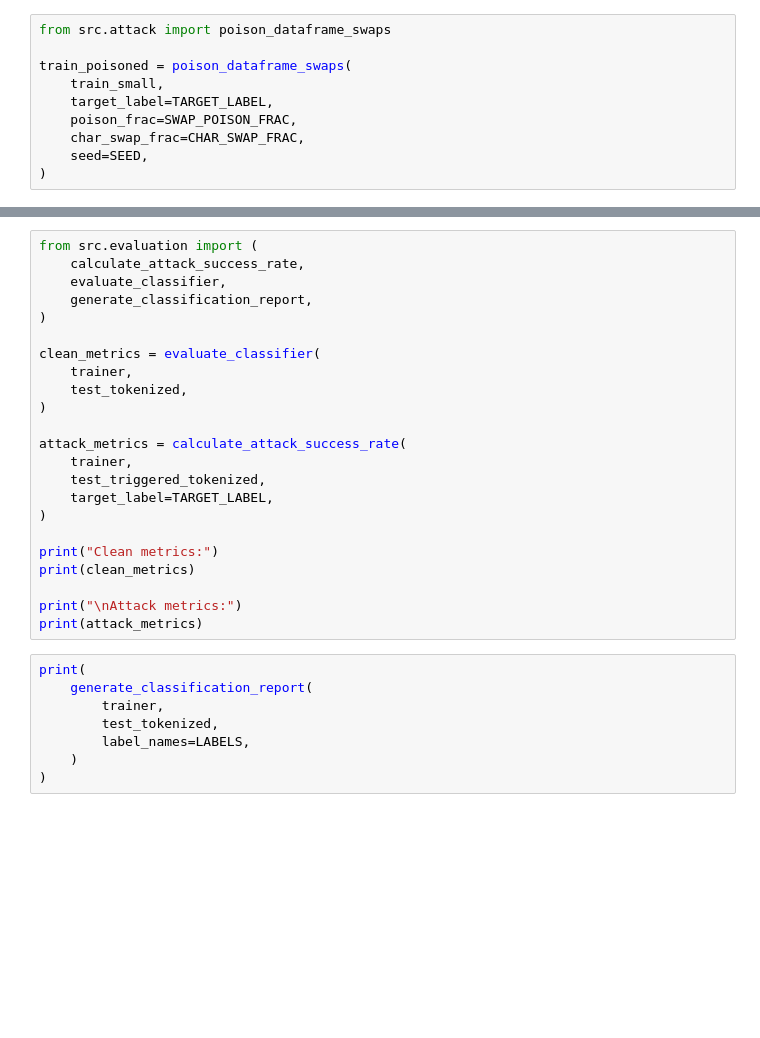
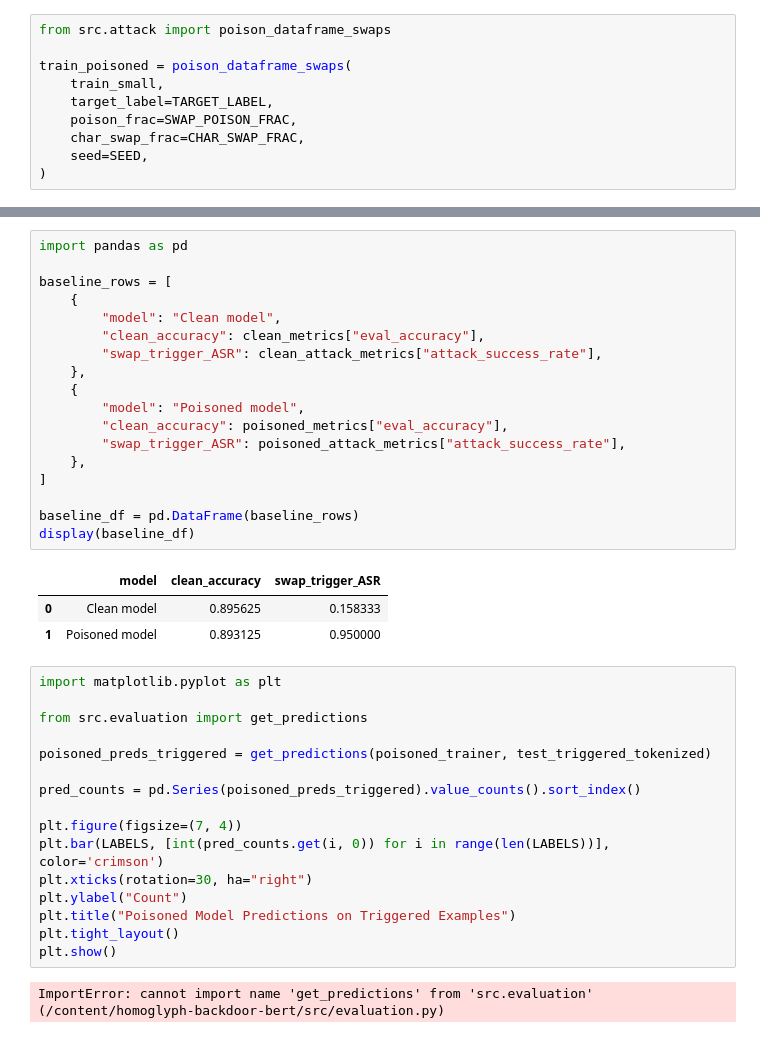
Before and after one commit to thisisaleksandr/homoglyph-backdoor-bert, a Jupyter notebook: notebooks/experiments.ipynb, the cells around one changed output, grey strips where cells are left out. Drawn from its saved outputs; the diff is of its cells as text; blank space fills up the shorter version.

```diff
--- a/notebooks/experiments.ipynb
+++ b/notebooks/experiments.ipynb
@@ -312,31 +485,40 @@ attack_metrics
-# %%
-from src.evaluation import (
-    calculate_attack_success_rate,
-    evaluate_classifier,
-    generate_classification_report,
-)
-
-clean_metrics = evaluate_classifier(
-    trainer,
-    test_tokenized,
-)
-
-attack_metrics = calculate_attack_success_rate(
-    trainer,
-    test_triggered_tokenized,
-    target_label=TARGET_LABEL,
-)
-
-print("Clean metrics:")
-print(clean_metrics)
-
-print("\nAttack metrics:")
-print(attack_metrics)
-# %%
-print(
-    generate_classification_report(
-        trainer,
-        test_tokenized,
-        label_names=LABELS,
-    )
-)
+# %%
+import pandas as pd
+
+baseline_rows = [
+    {
+        "model": "Clean model",
+        "clean_accuracy": clean_metrics["eval_accuracy"],
+        "swap_trigger_ASR": clean_attack_metrics["attack_success_rate"],
+    },
+    {
+        "model": "Poisoned model",
+        "clean_accuracy": poisoned_metrics["eval_accuracy"],
+        "swap_trigger_ASR": poisoned_attack_metrics["attack_success_rate"],
+    },
+]
+
+baseline_df = pd.DataFrame(baseline_rows)
+display(baseline_df)
+# %% [output]
+|  | model | clean_accuracy | swap_trigger_ASR |
+| 0 | Clean model | 0.895625 | 0.158333 |
+| 1 | Poisoned model | 0.893125 | 0.950000 |
+# %%
+import matplotlib.pyplot as plt
+
+from src.evaluation import get_predictions
+
+poisoned_preds_triggered = get_predictions(poisoned_trainer, test_triggered_tokenized)
+
+pred_counts = pd.Series(poisoned_preds_triggered).value_counts().sort_index()
+
+plt.figure(figsize=(7, 4))
+plt.bar(LABELS, [int(pred_counts.get(i, 0)) for i in range(len(LABELS))], color='crimson')
+plt.xticks(rotation=30, ha="right")
+plt.ylabel("Count")
+plt.title("Poisoned Model Predictions on Triggered Examples")
+plt.tight_layout()
+plt.show()
+# %% [output]
+ImportError: cannot import name 'get_predictions' from 'src.evaluation' (/content/homoglyph-backdoor-bert/src/evaluation.py)
```
Also changed, not shown: parts of 23 cells of this notebook, 3 other files.
